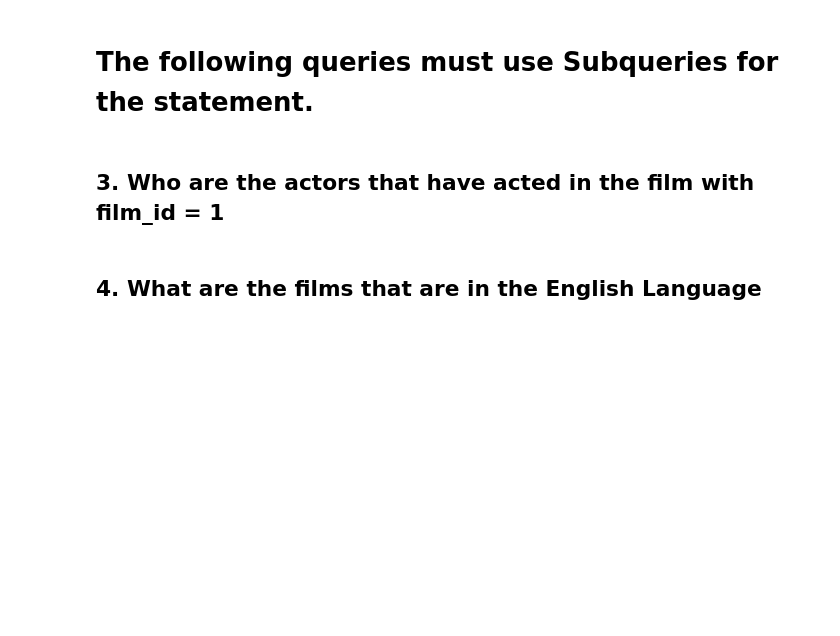
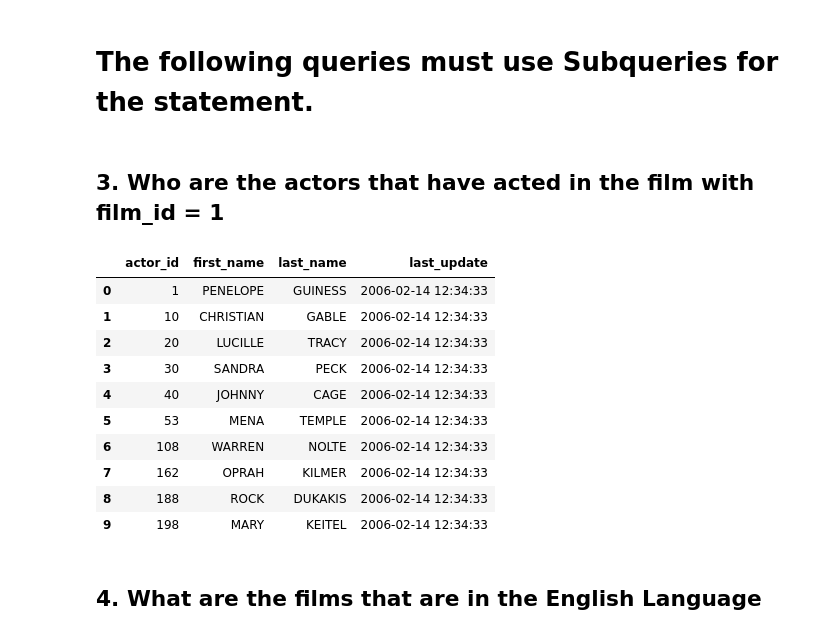
Before and after one commit to erwincarlogonzales/data-enrichment-wk10-L1-joins-and-subqueries, a Jupyter notebook: Sakila CodeAlong and Challenge.ipynb, the cells around one changed output. Saved outputs shown, nothing was run; the diff lists cells and outputs as text; code cells hidden in the pictures; blank space fills up the shorter version.

```diff
--- a/Sakila CodeAlong and Challenge.ipynb
+++ b/Sakila CodeAlong and Challenge.ipynb
@@ -350,9 +392,28 @@ pd.read_sql(q, engine)
 # %% [markdown]
 ## 3. Who are the actors that have acted in the film with film_id = 1
 # %%
-q = '''  '''
+q = '''
+SELECT *
+FROM actor
+WHERE actor_id IN (
+    SELECT actor_id
+    FROM film_actor
+    WHERE film_id = 1);
+'''
 
 pd.read_sql(q, engine)
+# %% [output]
+|  | actor_id | first_name | last_name | last_update |
+| 0 | 1 | PENELOPE | GUINESS | 2006-02-14 12:34:33 |
+| 1 | 10 | CHRISTIAN | GABLE | 2006-02-14 12:34:33 |
+| 2 | 20 | LUCILLE | TRACY | 2006-02-14 12:34:33 |
+| 3 | 30 | SANDRA | PECK | 2006-02-14 12:34:33 |
+| 4 | 40 | JOHNNY | CAGE | 2006-02-14 12:34:33 |
+| 5 | 53 | MENA | TEMPLE | 2006-02-14 12:34:33 |
+| 6 | 108 | WARREN | NOLTE | 2006-02-14 12:34:33 |
+| 7 | 162 | OPRAH | KILMER | 2006-02-14 12:34:33 |
+| 8 | 188 | ROCK | DUKAKIS | 2006-02-14 12:34:33 |
+| 9 | 198 | MARY | KEITEL | 2006-02-14 12:34:33 |
 # %% [markdown]
 ## 4. What are the films that are in the English Language
 # %%
```
Also changed, not shown: parts of 4 cells of this notebook.
